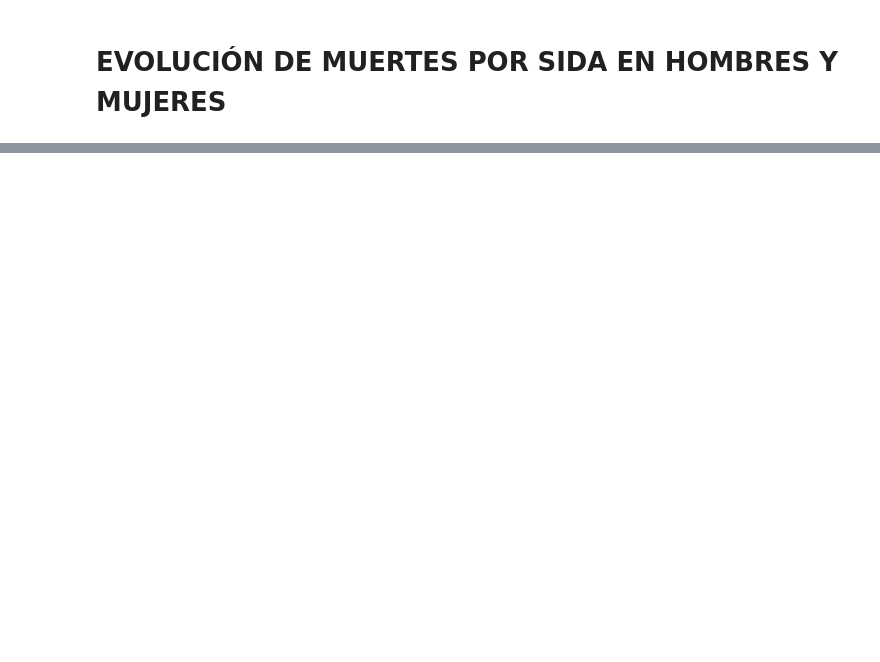
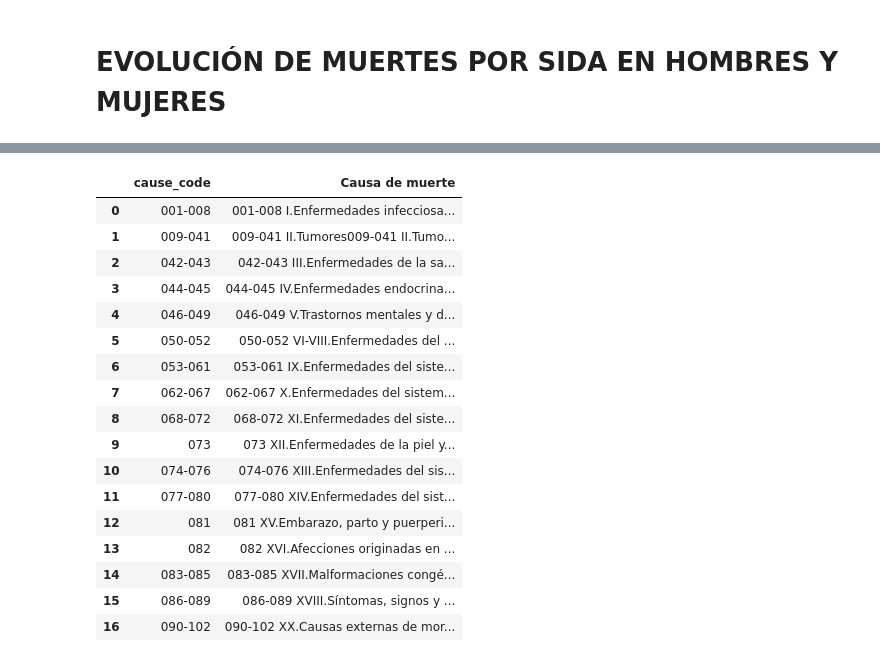
Before and after one commit to MargaMontV/deadly_viz_challenge, a Jupyter notebook: notebooks/deadly_viz_challenge.ipynb, the cells around one changed output, grey strips where cells are left out. Cells and saved outputs as stored; diff of their text form; code cells hidden in the pictures; blank space fills up the shorter version.

```diff
--- a/notebooks/deadly_viz_challenge.ipynb
+++ b/notebooks/deadly_viz_challenge.ipynb
@@ -308,6 +317,33 @@ px.bar(muerte_historica_3, x="Total", y="cause_code", orientation='h',
                    title = "MAYOR CAUSA DE MUERTE HISTÓRICA EN ESPAÑA")
 # %% [output]
 [interactive output not drawn]
+# %%
+code_meaning = mod.row_filter(deaths, 'cause_code',
+                                   ['001-008', '009-041', '042-043', '044-045',
+                                    '046-049', '050-052', '053-061', '062-067', '068-072', '073',
+                                    '074-076', '077-080', '081', '082', '083-085', '086-089', '090-102'])
+code_meaning_2 = code_meaning[['cause_code', 'Causa de muerte']].groupby(['cause_code'],
+                    as_index=False).sum().sort_values(by = 'cause_code', ascending= True)
+code_meaning_2
+# %% [output]
+|  | cause_code | Causa de muerte |
+| 0 | 001-008 | 001-008 I.Enfermedades infecciosa... |
+| 1 | 009-041 | 009-041 II.Tumores009-041 II.Tumo... |
+| 2 | 042-043 | 042-043 III.Enfermedades de la sa... |
+| 3 | 044-045 | 044-045 IV.Enfermedades endocrina... |
+| 4 | 046-049 | 046-049 V.Trastornos mentales y d... |
+| 5 | 050-052 | 050-052 VI-VIII.Enfermedades del ... |
+| 6 | 053-061 | 053-061 IX.Enfermedades del siste... |
+| 7 | 062-067 | 062-067 X.Enfermedades del sistem... |
+| 8 | 068-072 | 068-072 XI.Enfermedades del siste... |
+| 9 | 073 | 073 XII.Enfermedades de la piel y... |
+| 10 | 074-076 | 074-076 XIII.Enfermedades del sis... |
+| 11 | 077-080 | 077-080 XIV.Enfermedades del sist... |
+| 12 | 081 | 081 XV.Embarazo, parto y puerperi... |
+| 13 | 082 | 082 XVI.Afecciones originadas en ... |
+| 14 | 083-085 | 083-085 XVII.Malformaciones congé... |
+| 15 | 086-089 | 086-089 XVIII.Síntomas, signos y ... |
+| 16 | 090-102 | 090-102 XX.Causas externas de mor... |
 # %%
 muertes_sida_Todos.iplot(kind='line',
                     x='Periodo',
```
Also changed, not shown: parts of 17 cells of this notebook.
